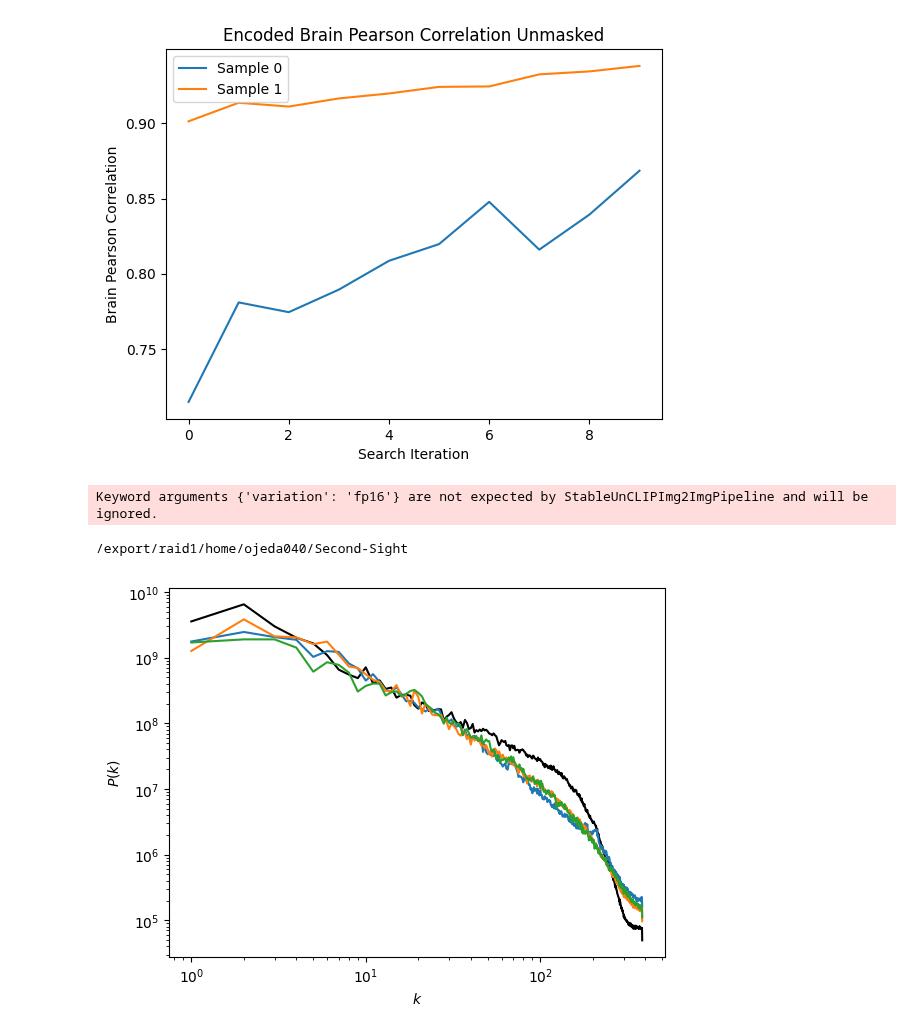
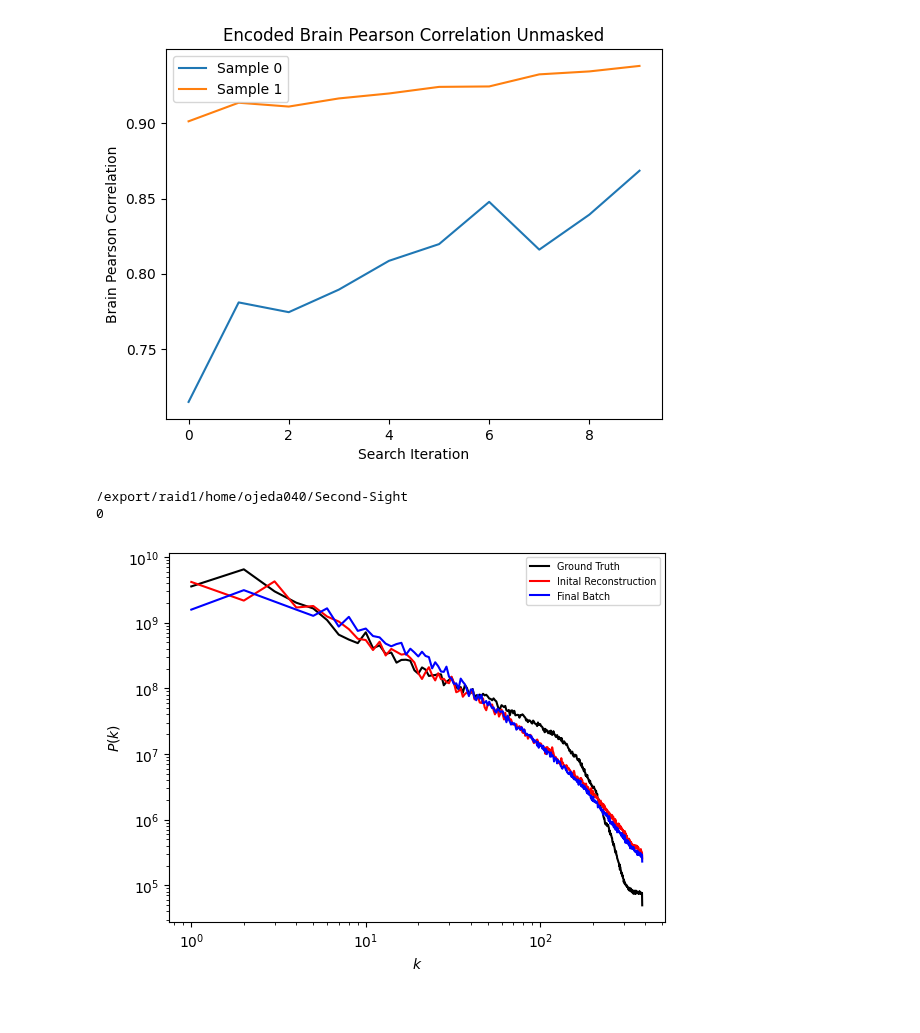
Before and after one commit to reesekneeland/Second-Sight, a Jupyter notebook: scripts/prepare_figures.ipynb, the cells around one changed output. Drawn from its saved outputs; the diff is of its cells as text; code cells hidden in the pictures.

```diff
--- a/scripts/prepare_figures.ipynb
+++ b/scripts/prepare_figures.ipynb
@@ -469,31 +466,28 @@ print(os.getcwd())
 
 os.chdir("/export/raid1/home/ojeda040/Second-Sight")
 
-subject = 1
-folder = "SCS UC LD 6:100:4 Dual Guided clip_iter 40"
+subject = 5
+folder = "Final Run: SCS UC LD 6:100:4 Dual Guided clip_iter"
 image = "Ground Truth"
 
-path_distribution            = "/home/naxos2-raid25/ojeda040/local/ojeda040/Second-Sight/reconstructions/subject" + str(subject) + "/" + folder + "/0/distribution_0/"
-path = "/home/naxos2-raid25/ojeda040/local/ojeda040/Second-Sight/reconstructions/subject" + str(subject) + "/" + folder + "/0/" + image + ".png"
-path_grayscale    = "/home/naxos2-raid25/ojeda040/local/ojeda040/Second-Sight/reconstructions/subject" + str(subject) + "/" + folder + "/" + "0/" + image + "Grayscale.png"
+best_batch = torch.load("/home/naxos2-raid25/ojeda040/local/ojeda040/Second-Sight/reconstructions/subject" + str(subject) + "/" + folder + "/0/iter_5/best_batch_index.pt")
+print(int(best_batch))
 
-# Generate images
-SCS = StochasticSearch(modelParams=["gnetEncoder", "clipEncoder"],
-                           device="cuda:0",
-                           n_iter=6,
-                           n_samples=100,
-                           n_branches=4,
-                           ae=True)
+path_clip_distribution   = "/home/naxos2-raid25/ojeda040/local/ojeda040/Second-Sight/reconstructions/subject" + str(subject) + "/" + folder + "/0/clip_distribution/"
+path_iter_batch          = "/home/naxos2-raid25/ojeda040/local/ojeda040/Second-Sight/reconstructions/subject" + str(subject) + "/" + folder + "/0/iter_5/batch_" + str(int(best_batch)) +"/"
+path                     = "/home/naxos2-raid25/ojeda040/local/ojeda040/Second-Sight/reconstructions/subject" + str(subject) + "/" + folder + "/0/"
+path_grayscale           = "/home/naxos2-raid25/ojeda040/local/ojeda040/Second-Sight/reconstructions/subject" + str(subject) + "/" + folder + "/" + "0/" + image + "Grayscale.png"
 
+def convert_images_grayscale(path, filename):
 
-#SCS.generate_image_distribution(folder,0,0,10)
-
-def convert_images_grayscale(path):
+    # Set paths
+    path_filename   = path + filename
+    path_grayscale  = path_filename + " Grayscale.png"
 
     # Convert the image to grayscale
-    img_rgb = Image.open(path)
+    img_rgb = Image.open(path_filename + ".png")
     img_gray = img_rgb.convert('L')
-    img_gray.save(path)
+    img_gray.save(path_grayscale)
 
 def create_power_spectrum(path):
 
@@ -522,51 +516,56 @@ def create_power_spectrum(path):
     knrm = knrm.flatten()
     fourier_amplitudes = fourier_amplitudes.flatten()
 
     # To bin the amplitudes in k space, we need to set up wave number bins.
     kbins = np.arange(0.5, npix//2+1, 1.)
 
     # The kbin array will contain the start and end points of all bins; the corresponding  k values are the midpoints of these bins
     kvals = 0.5 * (kbins[1:] + kbins[:-1])
 
     # To compute the average Fourier amplitude (squared) in each bin
     Abins, _, _ = stats.binned_statistic(knrm, fourier_amplitudes,
                                         statistic = "mean",
                                         bins = kbins)
 
     # Remember that we want the total variance within each bin. Right now, we only have the average power.
     # To get the total power, we need to multiply with the volume in each bin (in 2D, this volume is actually a surface area)
     Abins *= np.pi * (kbins[1:]**2 - kbins[:-1]**2)
 
     return kvals, Abins
 
 # Ground Truth Line
-convert_images_grayscale(path)
-kvals_ground_truth, Abins_ground_truth = create_power_spectrum(path)
+#convert_images_grayscale(path, "Ground Truth")
+kvals_ground_truth, Abins_ground_truth = create_power_spectrum(path + "Ground Truth Grayscale.png")
 
-kvals = []
-Abins = []
+kvals_clip_distribution = []
+Abins_clip_distribution = []
 for i in range(10):
 
-    current_path = path_distribution + str(i) + ".png"
-    convert_images_grayscale(current_path)
-    kval, Abin = create_power_spectrum(current_path)
-    kvals.append(kval)
-    Abins.append(Abin)
+    #convert_images_grayscale(path_clip_distribution, str(i))
+    kval, Abin = create_power_spectrum(path_clip_distribution + str(i) + " Grayscale.png")
+    kvals_clip_distribution.append(kval)
+    Abins_clip_distribution.append(Abin)
+
+kvals_iter_batch = []
+Abins_iter_batch = []
+for i in range(10):
+
+    #convert_images_grayscale(path_iter_batch, str(i))
+    kval, Abin = create_power_spectrum(path_iter_batch + str(i) + " Grayscale.png")
+    kvals_iter_batch.append(kval)
+    Abins_iter_batch.append(Abin)
 
 
-plt.loglog(kvals_ground_truth, Abins_ground_truth, color = "black")
-plt.loglog(kvals[0], Abins[0])
-plt.loglog(kvals[1], Abins[1])
-plt.loglog(kvals[2], Abins[2])
+plt.loglog(kvals_ground_truth, Abins_ground_truth, color = "black", label = "Ground Truth")
+plt.loglog(kvals_clip_distribution[0], Abins_clip_distribution[0], color = "red", label = "Inital Reconstruction")
+# plt.loglog(kvals_clip_distribution[1], Abins_clip_distribution[1])
+plt.loglog(kvals_iter_batch[0], Abins_iter_batch[0], color = "blue", label = "Final Batch")
+# plt.loglog(kvals_iter_batch[1], Abins_iter_batch[1])
 plt.xlabel("$k$")
 plt.ylabel("$P(k)$")
+plt.legend(fontsize = "x-small")
 plt.show()
-
-criterion = nn.MSELoss()
-
-# plt.imshow(image)
-# plt.show()
 # %% [output]
-Keyword arguments {'variation': 'fp16'} are not expected by StableUnCLIPImg2ImgPipeline and will be ignored.
+/export/raid1/home/ojeda040/Second-Sight
+0
-/export/raid1/home/ojeda040/Second-Sight
-[figure, old version]
+[figure, new version]
```
Also changed, not shown: parts of 2 cells of this notebook, 2 other files.
